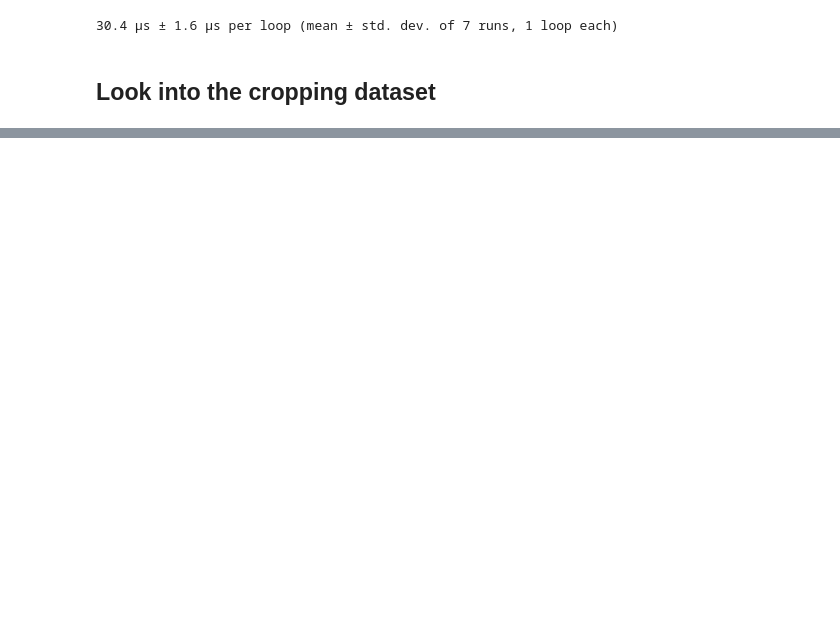
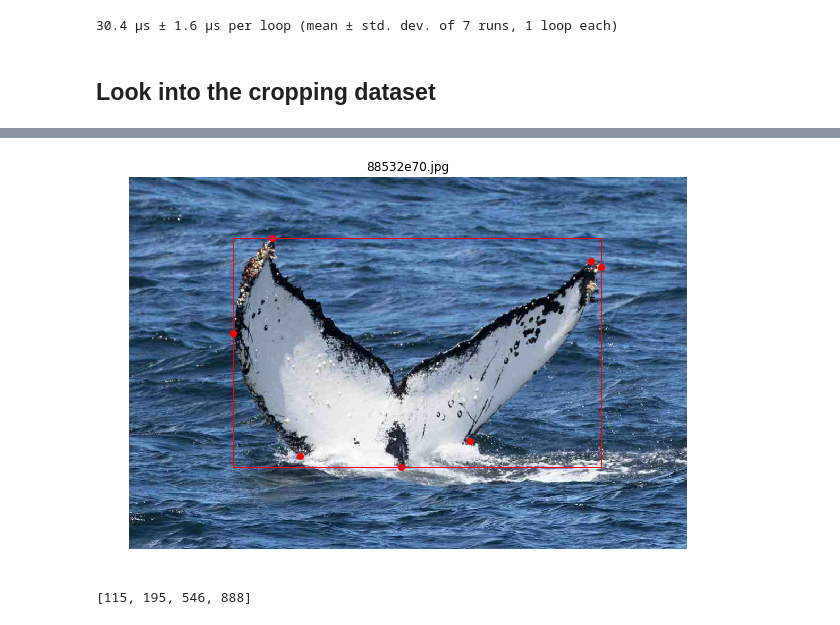
Before and after one commit to jachen36/humpback_kaggle, a Jupyter notebook: bounding_box_cropping.ipynb, the cells around one changed output, grey strips where cells are left out. Saved outputs shown, nothing was run; the diff lists cells and outputs as text; code cells hidden in the pictures; blank space fills up the shorter version.

```diff
--- a/bounding_box_cropping.ipynb
+++ b/bounding_box_cropping.ipynb
@@ -36,6 +25,7 @@ Automagic is ON, % prefix IS NOT needed for line magics.
 # global setting
 data_fp = Path('data')
 data_train = data_fp/'train'
+data_playground = data_fp/'train_playground'
 data_test = data_fp/'test'
 crop_fp = data_fp/'cropping.txt'
 # %%
@@ -49,3 +40,11 @@ for i in range(100): i**2
 30.4 µs ± 1.6 µs per loop (mean ± std. dev. of 7 runs, 1 loop each)
 # %% [markdown]
 ## Look into the cropping dataset
+# %%
+with open(crop_fp, 'rt') as f:
+    crop_ls = [r.split(',') for r in f.read().split('\n') if len(r.split(',')) > 1]
+# %%
+crop_data = [(img, [(int(coords[i]), int(coords[i+1])) for i in range(0, len(coords), 2)])
+                                                         for img, *coords in crop_ls]
+
+set([len(r[1]) for r in crop_data])
@@ -51,0 +73,25 @@ for i in range(100): i**2
+# %%
+def get_bbox(coords):
+    x, y = [x for x,_ in coords], [y for _,y in coords]
+    xmin, xmax= min(x), max(x)
+    ymin, ymax = min(y), max(y)
+    # lower left corner, width and height
+    return (xmin, ymin), xmax-xmin, ymax-ymin
+
+def draw_bbox(box):
+    return Rectangle(box[0], box[1], box[2],
+                     linewidth=1, edgecolor='r', facecolor='none')
+
+def img_bbox(data):
+    img = PIL.Image.open(data_playground/data[0])
+    _, ax = plt.subplots(figsize=(10,10))
+    ax.imshow(img)
+    ax.axis('off')
+    ax.scatter([x for x,_ in data[1]], [y for _,y in data[1]], marker='o', c='r')
+    ax.add_patch(draw_bbox(get_bbox(data[1])))
+    ax.set_title(data[0])
+    plt.show()
+# %%
+img_bbox(crop_data[0])
+# %% [output]
+[figure, added]
@@ -51,0 +112,4 @@ for i in range(100): i**2
+# %%
+crop_dict['88532e70.jpg']
+# %% [output]
+[115, 195, 546, 888]
```
Also changed, not shown: parts of 26 cells of this notebook, 2 other files.
